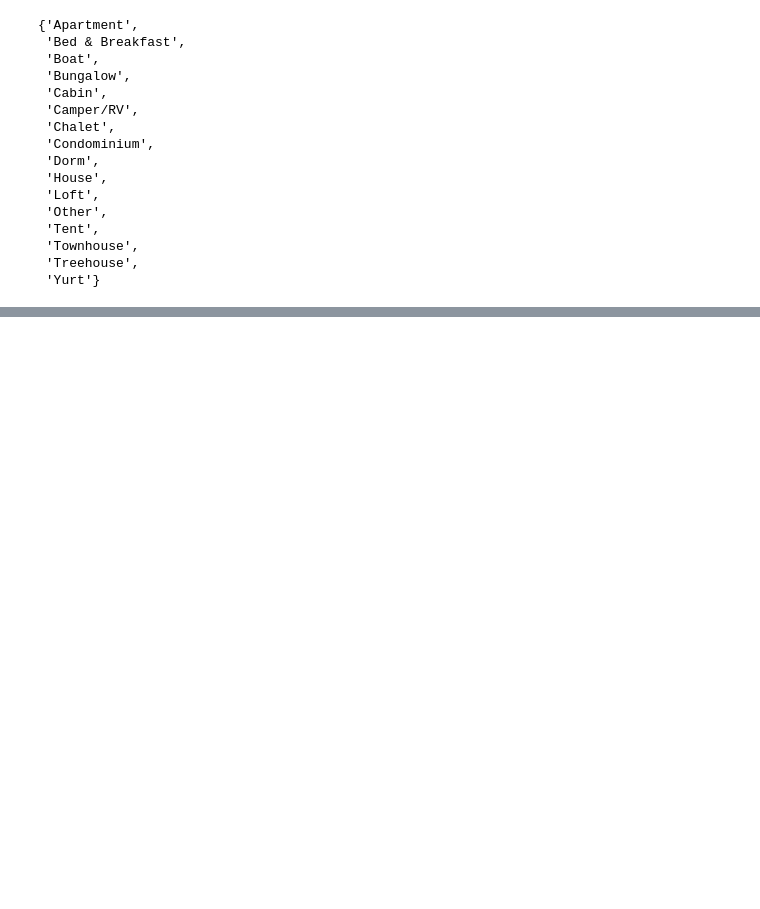
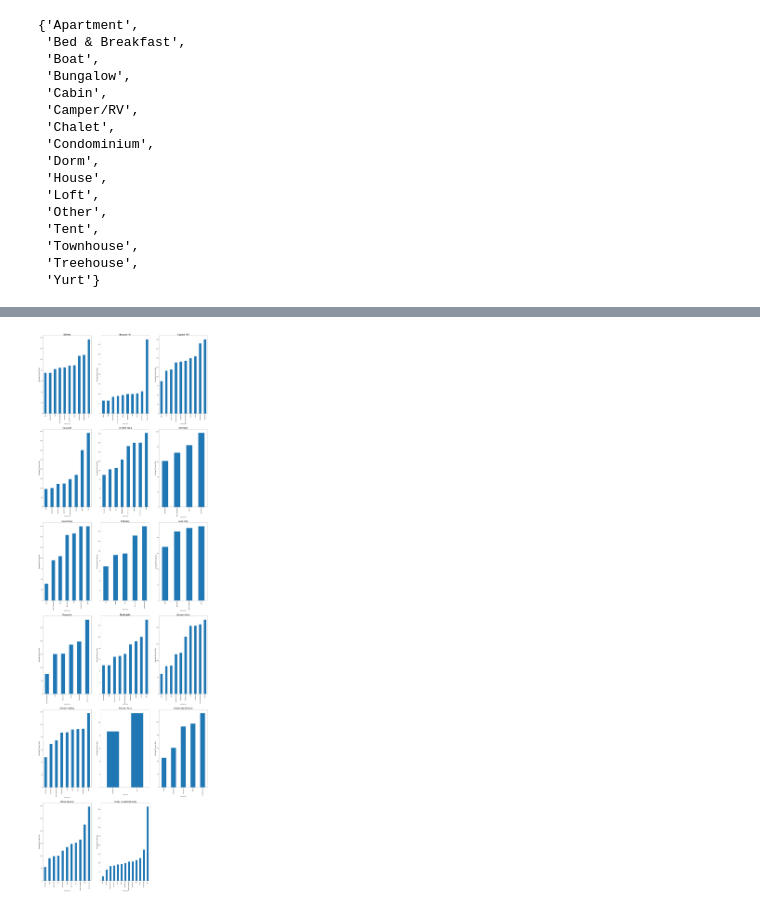
Before and after one commit to BadaBoomi/data_science_training_projects, a Jupyter notebook: blog_project/evaluate.ipynb, the cells around one changed output, grey strips where cells are left out. Drawn from its saved outputs; the diff is of its cells as text; code cells hidden in the pictures; blank space fills up the shorter version.

```diff
--- a/blog_project/evaluate.ipynb
+++ b/blog_project/evaluate.ipynb
@@ -171,0 +202,26 @@ AttributeError: 'AxesSubplot' object has no attribute 'set_explode'
+# %%
+def plot_medium_price_per_accomodation_type(sub_plot, df, neighbourhood_name):
+    acco_prices = df[df['neighbourhood_group_cleansed'] == neighbourhood_name][['property_type','price']]
+
+    # prices are in string - need to convert them
+    convert_to_float = lambda col: float(col.split('$')[1].replace(',',''))
+    acco_prices['price'] = acco_prices['price'].apply(convert_to_float)
+
+    # df.groupby(['CompanySize']).mean()['JobSatisfaction'].sort_values()
+    mean_prices_per_group = acco_prices.groupby(['property_type']).mean()['price'].sort_values(ascending=True)
+    mean_prices_per_group.plot(kind='bar', legend=None, ax=sub_plot, fontsize=13)
+    sub_plot.set_title(neighbourhood_name, size=25)
+    sub_plot.set_ylabel('Accomodation Types', size=15)
+    sub_plot.set_ylabel('Average Price per Day', size=15)
+# %%
+fig, ax = plt.subplots(nrows=6, ncols=3, figsize=(7 * 5,len(neighbourhood_group_cleansed)* 7))
+# fig, ax = plt.subplots(nrows=len(neighbourhood_group_cleansed), figsize=(7,len(neighbourhood_group_cleansed)*7))
+for index, neighbourhood in enumerate(neighbourhood_group_cleansed):
+    col = index % 3
+    row = int(index / 3)
+
+    plot_medium_price_per_accomodation_type(ax[row][col], df_seattle_listings, neighbourhood)
+# turn last (unused) subplot off
+ax[5,2].set_axis_off()
+# %% [output]
+[figure, added]
```
Also changed, not shown: parts of 4 cells of this notebook.
